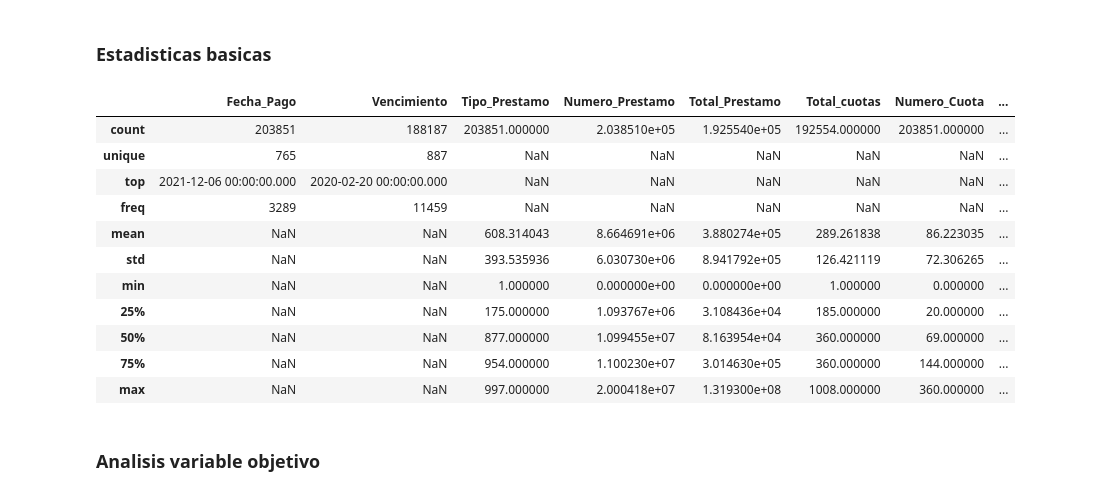
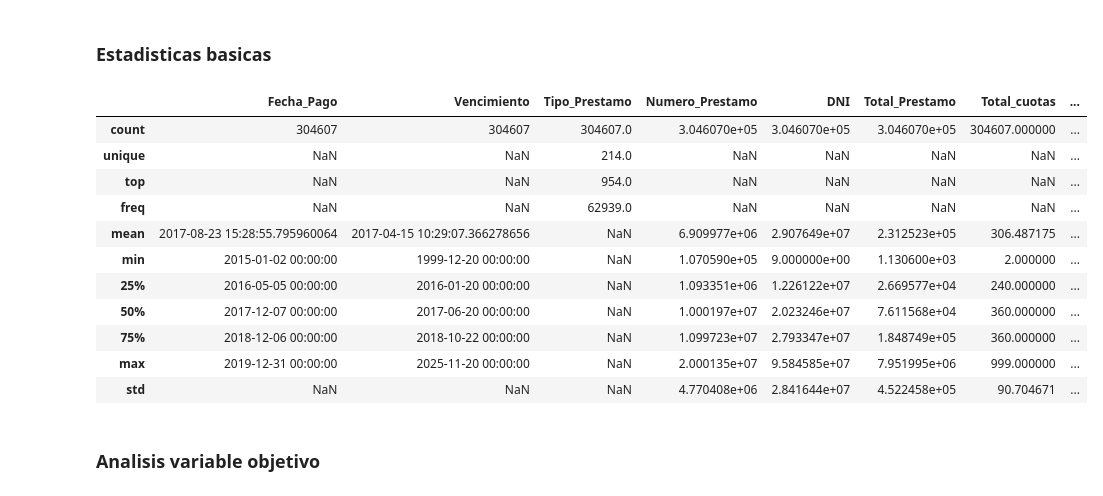
Before and after one commit to FrancisLuna/data-science-TP4, a Jupyter notebook: TP4.ipynb, the cells around one changed output. Drawn from its saved outputs; the diff is of its cells as text; code cells hidden in the pictures.

```diff
--- a/TP4.ipynb
+++ b/TP4.ipynb
@@ -161,0 +199,4 @@ msno.matrix(data_train, figsize=(30,10))
+# %%
+# se sacan los 1.000.000
+serie_foo = data_train['Porcentaje_de_cuota_sobre_prestamo'].str.replace('.', '').astype('float')/10000 < 1
+data_train = data_train.loc[serie_foo]
@@ -161,0 +205,4 @@ msno.matrix(data_train, figsize=(30,10))
+# %%
+# Se convierten las columnas de tipo object
+columns_dates = ['Fecha_Pago', 'Vencimiento']
+data_train[columns_dates] =data_train[columns_dates].astype('datetime64[ns]')
@@ -161,0 +211,7 @@ msno.matrix(data_train, figsize=(30,10))
+# %%
+# Analisis de posibles variables categoricas
+columns_categorical = ['Tipo_Prestamo','Paga_en_Termino', 'Refinanciado', 'genero']
+
+# Se chequea que sean variables categoricas
+for col in columns_categorical:
+    print ('{}: {}'.format(col, len(data_train[col].unique())))
@@ -161,0 +223,3 @@ msno.matrix(data_train, figsize=(30,10))
+# %%
+# se convierten a columnas categoricas
+data_train[columns_categorical] = data_train[columns_categorical].astype("category")
@@ -164,20 +237,20 @@ msno.matrix(data_train, figsize=(30,10))
 # %% [markdown]
 ### Estadisticas basicas
 # %%
-data_train.describe(include='all')
+data_train.describe(include='all', datetime_is_numeric=True)
 # %% [output]
-|  | Fecha_Pago | Vencimiento | Tipo_Prestamo | Numero_Prestamo | Total_Prestamo | Total_cuotas | Numero_Cuota | ... |
-| count | 203851 | 188187 | 203851.000000 | 2.038510e+05 | 1.925540e+05 | 192554.000000 | 203851.000000 | ... |
-| unique | 765 | 887 | NaN | NaN | NaN | NaN | NaN | ... |
-| top | 2021-12-06 00:00:00.000 | 2020-02-20 00:00:00.000 | NaN | NaN | NaN | NaN | NaN | ... |
-| freq | 3289 | 11459 | NaN | NaN | NaN | NaN | NaN | ... |
-| mean | NaN | NaN | 608.314043 | 8.664691e+06 | 3.880274e+05 | 289.261838 | 86.223035 | ... |
-| std | NaN | NaN | 393.535936 | 6.030730e+06 | 8.941792e+05 | 126.421119 | 72.306265 | ... |
-| min | NaN | NaN | 1.000000 | 0.000000e+00 | 0.000000e+00 | 1.000000 | 0.000000 | ... |
-| 25% | NaN | NaN | 175.000000 | 1.093767e+06 | 3.108436e+04 | 185.000000 | 20.000000 | ... |
-| 50% | NaN | NaN | 877.000000 | 1.099455e+07 | 8.163954e+04 | 360.000000 | 69.000000 | ... |
-| 75% | NaN | NaN | 954.000000 | 1.100230e+07 | 3.014630e+05 | 360.000000 | 144.000000 | ... |
-| max | NaN | NaN | 997.000000 | 2.000418e+07 | 1.319300e+08 | 1008.000000 | 360.000000 | ... |
+|  | Fecha_Pago | Vencimiento | Tipo_Prestamo | Numero_Prestamo | DNI | Total_Prestamo | Total_cuotas | ... |
+| count | 304607 | 304607 | 304607.0 | 3.046070e+05 | 3.046070e+05 | 3.046070e+05 | 304607.000000 | ... |
+| unique | NaN | NaN | 214.0 | NaN | NaN | NaN | NaN | ... |
+| top | NaN | NaN | 954.0 | NaN | NaN | NaN | NaN | ... |
+| freq | NaN | NaN | 62939.0 | NaN | NaN | NaN | NaN | ... |
+| mean | 2017-08-23 15:28:55.795960064 | 2017-04-15 10:29:07.366278656 | NaN | 6.909977e+06 | 2.907649e+07 | 2.312523e+05 | 306.487175 | ... |
+| min | 2015-01-02 00:00:00 | 1999-12-20 00:00:00 | NaN | 1.070590e+05 | 9.000000e+00 | 1.130600e+03 | 2.000000 | ... |
+| 25% | 2016-05-05 00:00:00 | 2016-01-20 00:00:00 | NaN | 1.093351e+06 | 1.226122e+07 | 2.669577e+04 | 240.000000 | ... |
+| 50% | 2017-12-07 00:00:00 | 2017-06-20 00:00:00 | NaN | 1.000197e+07 | 2.023246e+07 | 7.611568e+04 | 360.000000 | ... |
+| 75% | 2018-12-06 00:00:00 | 2018-10-22 00:00:00 | NaN | 1.099723e+07 | 2.793347e+07 | 1.848749e+05 | 360.000000 | ... |
+| max | 2019-12-31 00:00:00 | 2025-11-20 00:00:00 | NaN | 2.000135e+07 | 9.584585e+07 | 7.951995e+06 | 999.000000 | ... |
+| std | NaN | NaN | NaN | 4.770408e+06 | 2.841644e+07 | 4.522458e+05 | 90.704671 | ... |
 # %% [markdown]
 ### Analisis variable objetivo
 # %% [markdown]
```
Also changed, not shown: parts of 42 cells of this notebook.
